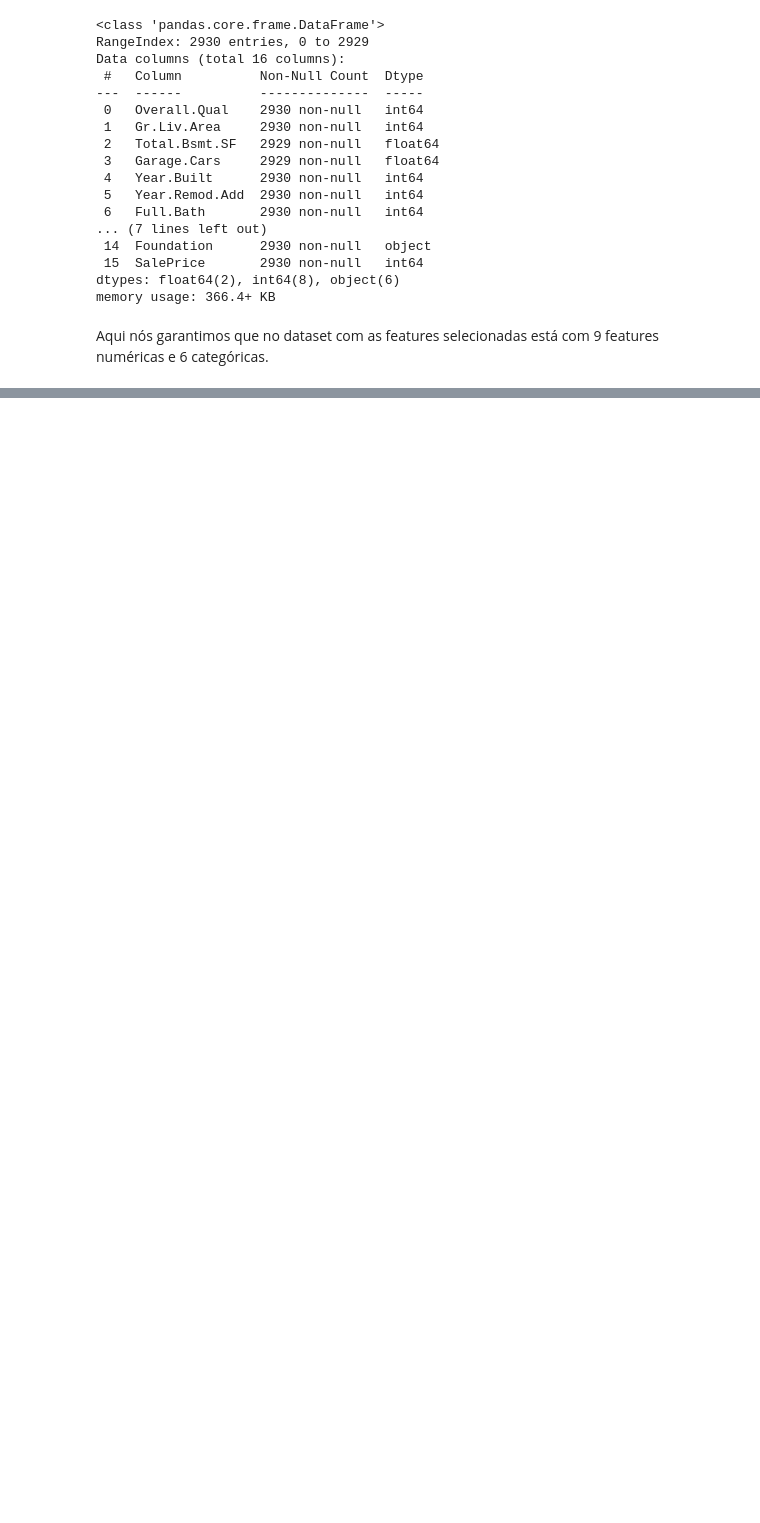
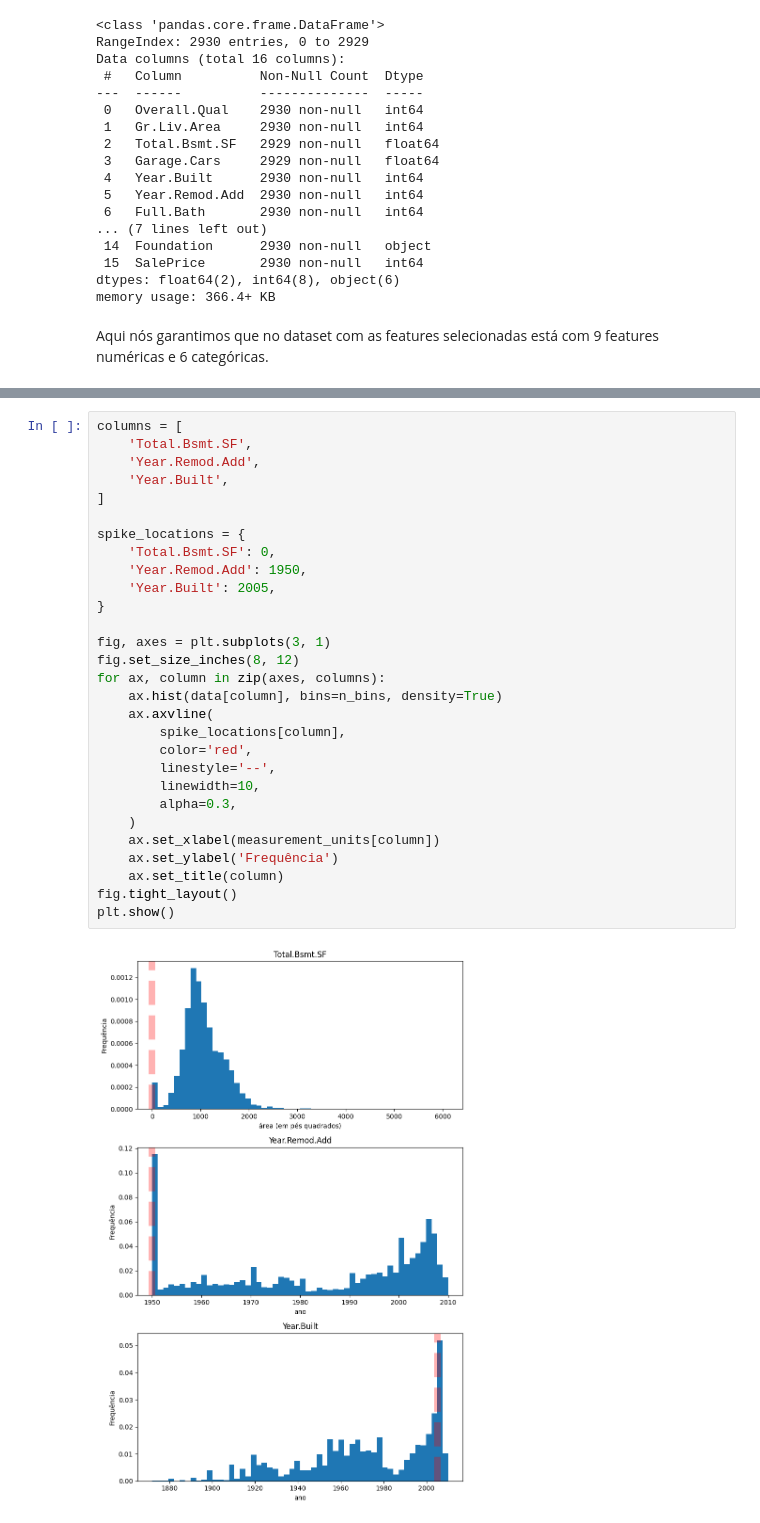
Before and after one commit to Joao-Pedro-Queiroz/projeto_ames, a Jupyter notebook: projeto.ipynb, the cells around one changed output, grey strips where cells are left out. Drawn from its saved outputs; the diff is of its cells as text; blank space fills up the shorter version.

```diff
--- a/projeto.ipynb
+++ b/projeto.ipynb
@@ -315,0 +488,31 @@ O *dataset* sem linhas duplicadas tem tamanho diferente do *dataset* original, i
+# %%
+columns = [
+    'Total.Bsmt.SF',
+    'Year.Remod.Add',
+    'Year.Built',
+]
+
+spike_locations = {
+    'Total.Bsmt.SF': 0,
+    'Year.Remod.Add': 1950,
+    'Year.Built': 2005,
+}
+
+fig, axes = plt.subplots(3, 1)
+fig.set_size_inches(8, 12)
+for ax, column in zip(axes, columns):
+    ax.hist(data[column], bins=n_bins, density=True)
+    ax.axvline(
+        spike_locations[column],
+        color='red',
+        linestyle='--',
+        linewidth=10,
+        alpha=0.3,
+    )
+    ax.set_xlabel(measurement_units[column])
+    ax.set_ylabel('Frequência')
+    ax.set_title(column)
+fig.tight_layout()
+plt.show()
+# %% [output]
+[figure, added]
```
Also changed, not shown: parts of 27 cells of this notebook.
